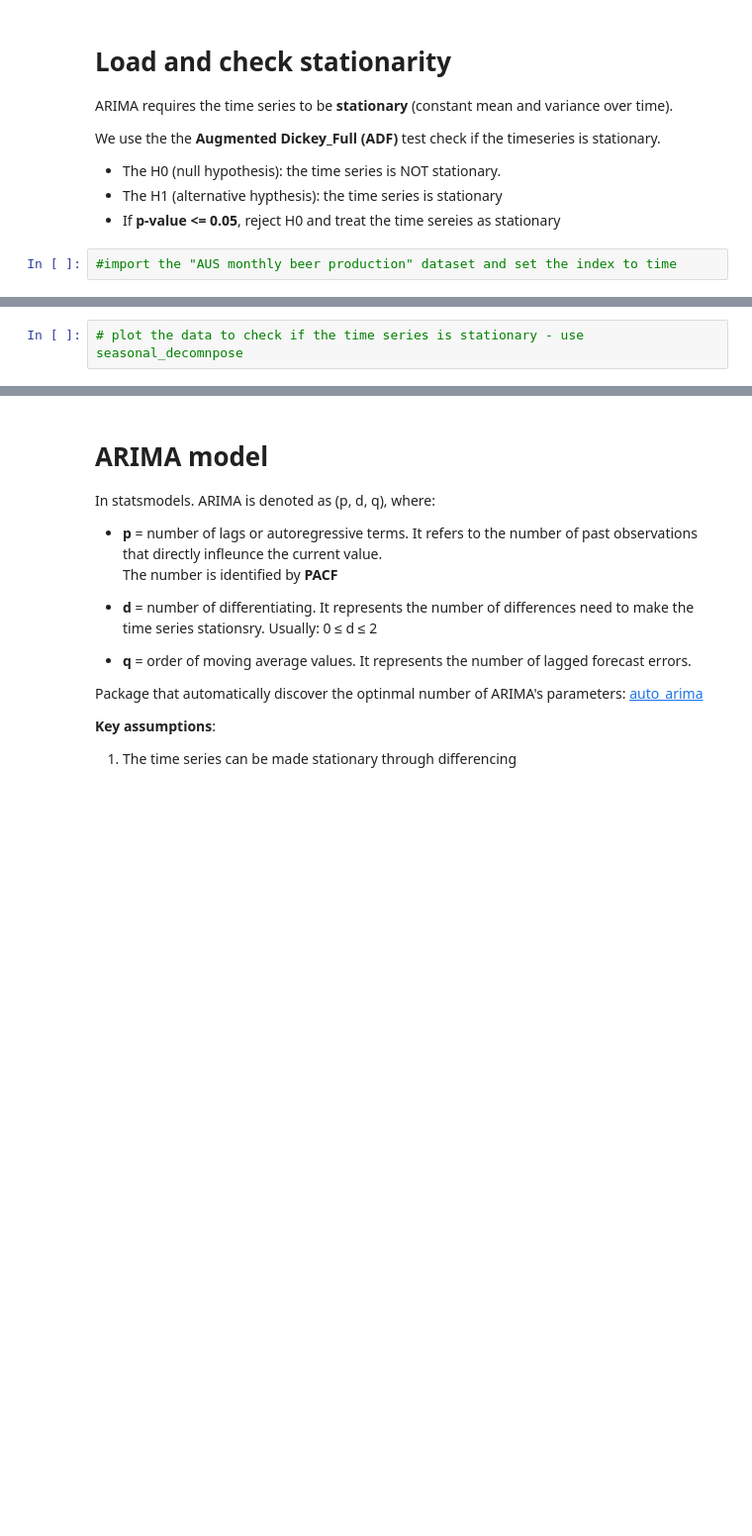
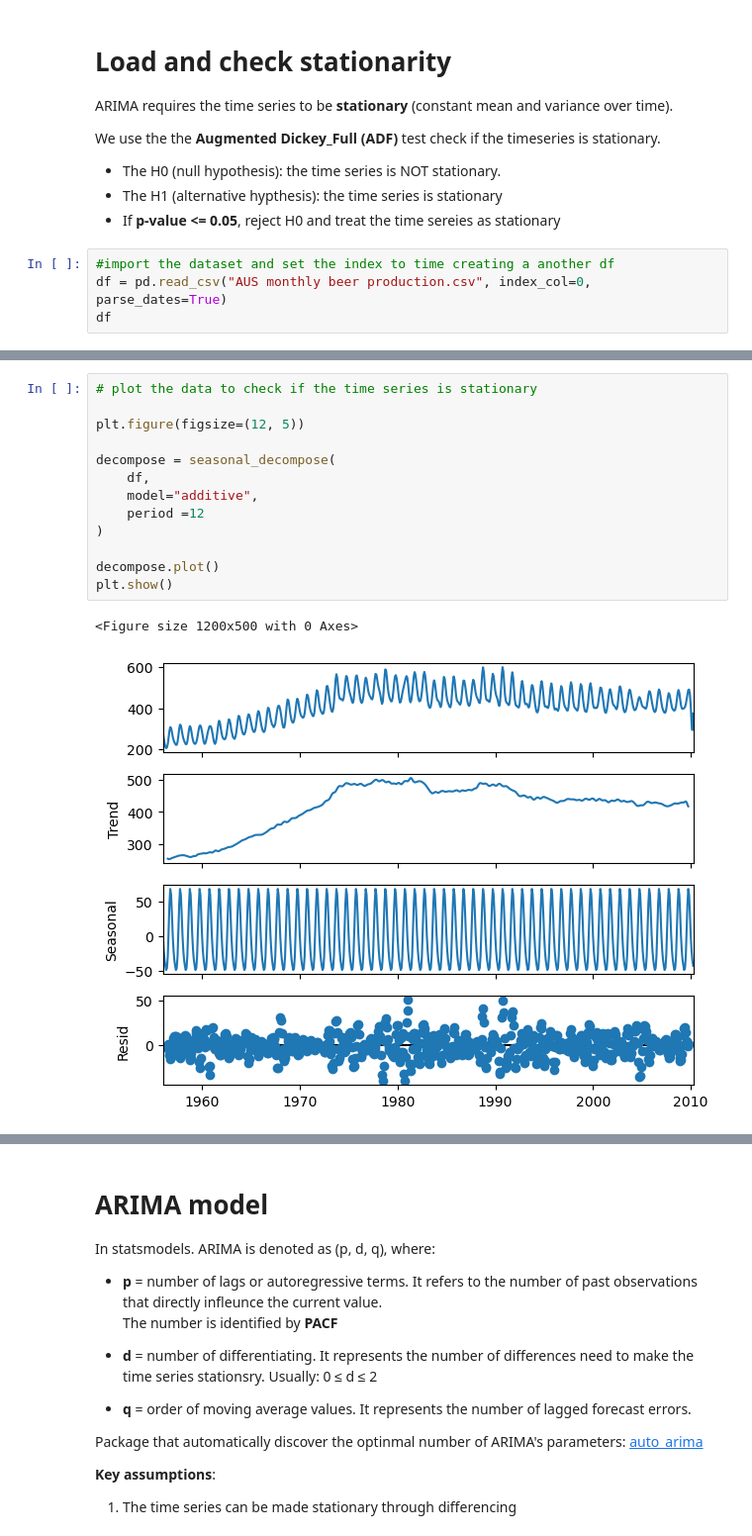
Before and after one commit to FarangizJ/time_series_forecasting, a Jupyter notebook: 4_ARIMA.ipynb, the cells around one changed output, grey strips where cells are left out. Shown at 99% size. Cells and saved outputs as stored; diff of their text form; blank space fills up the shorter version.

```diff
--- a/4_ARIMA.ipynb
+++ b/4_ARIMA.ipynb
@@ -37,4 +37,6 @@ We use the the **Augmented Dickey_Full (ADF)** test check if the timeseries is s
 - The H1 (alternative hypthesis): the time series is stationary
 - If **p-value <= 0.05**, reject H0 and treat the time sereies as stationary
 # %%
-#import the "AUS monthly beer production" dataset and set the index to time
+#import the dataset and set the index to time creating a another df
+df = pd.read_csv("AUS monthly beer production.csv", index_col=0, parse_dates=True)
+df
@@ -41,4 +58,18 @@ We use the the **Augmented Dickey_Full (ADF)** test check if the timeseries is s
 # %%
-# plot the data to check if the time series is stationary - use seasonal_decomnpose
+# plot the data to check if the time series is stationary
+
+plt.figure(figsize=(12, 5))
+
+decompose = seasonal_decompose(
+    df,
+    model="additive",
+    period =12
+)
+
+decompose.plot()
+plt.show()
+# %% [output]
+<Figure size 1200x500 with 0 Axes>
+[figure, added]
 # %%
 # check stationarity with ADF test
```
Also changed, not shown: parts of 8 cells of this notebook.
